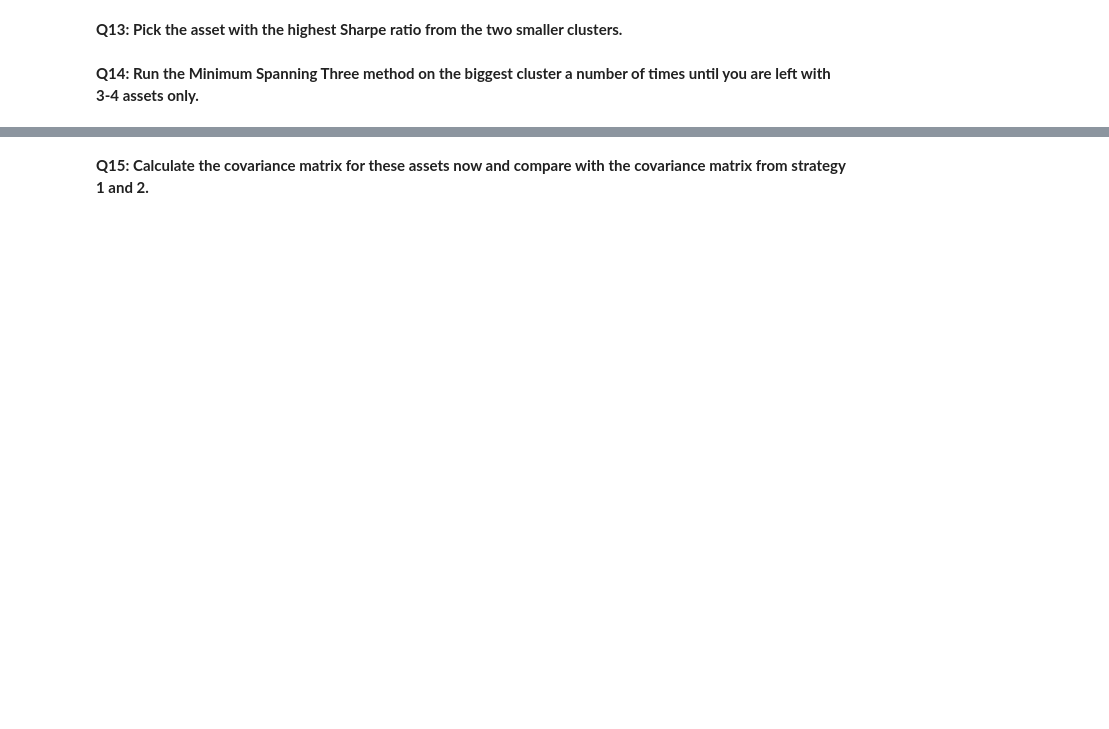
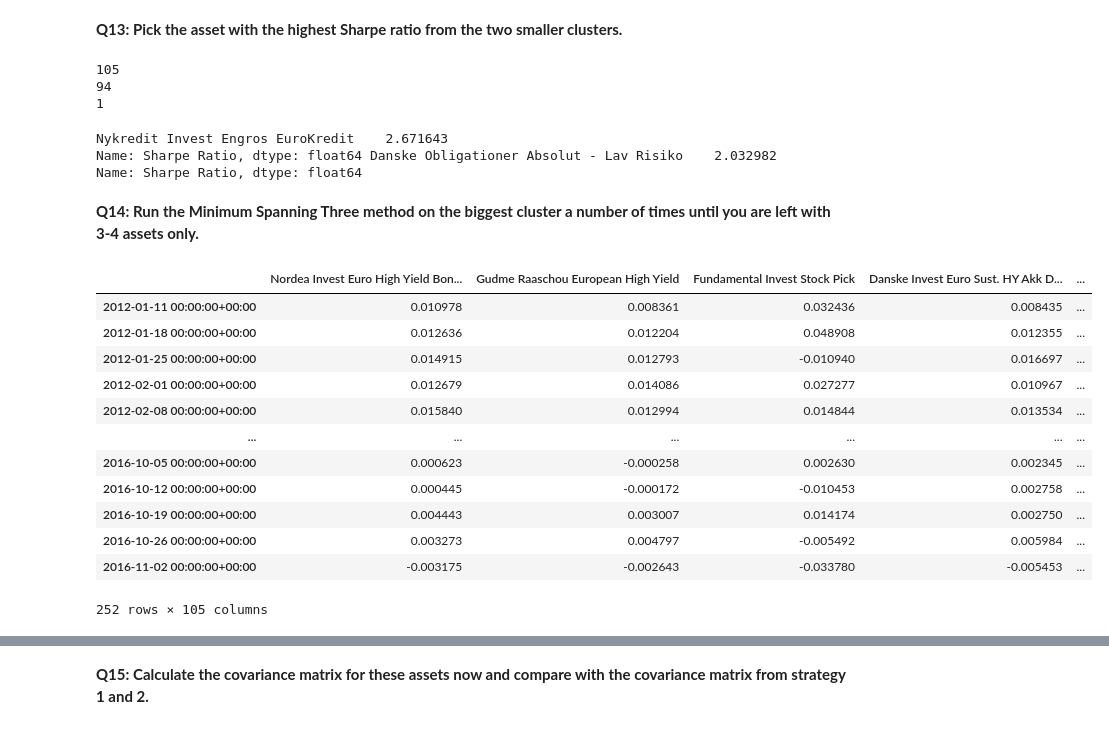
Before and after one commit to jennyjyu/financial-engineering, a Jupyter notebook: Project 3/Project 3.ipynb, the cells around one changed output, grey strips where cells are left out. Cells and saved outputs as stored; diff of their text form; code cells hidden in the pictures; blank space fills up the shorter version.

```diff
--- a/Project 3/Project 3.ipynb
+++ b/Project 3/Project 3.ipynb
@@ -635,4 +722,49 @@ Continue now with the top 200 assets with the highest Sharpe Ratios for the trai
 # %% [markdown]
 **Q13: Pick the asset with the highest Sharpe ratio from the two smaller clusters.**
+# %%
+cluster_1 = cluster_df.loc[cluster_df['Cluster'] == "Cluster 1"].index
+cluster_2 = cluster_df.loc[cluster_df['Cluster'] == "Cluster 2"].index
+cluster_3 = cluster_df.loc[cluster_df['Cluster'] == "Cluster 3"].index
+
+
+print(len(cluster_1))
+print(len(cluster_2))
+print(len(cluster_3))
+# %% [output]
+105
+94
+1
+# %%
+#info_df_train.loc[info_df_train[list(cluster_2)], 'Sharpe Ratio'].iloc[0]
+
+cluster_2_info = info_df_train.T[list(cluster_2)].T
+highest_sharpe_cl2 = cluster_2_info["Sharpe Ratio"].nlargest(1)
+
+cluster_3_info = info_df_train.T[list(cluster_3)].T
+highest_sharpe_cl3 = cluster_3_info["Sharpe Ratio"].nlargest(1)
+
+print(highest_sharpe_cl2, highest_sharpe_cl3)
+# %% [output]
+Nykredit Invest Engros EuroKredit    2.671643
+Name: Sharpe Ratio, dtype: float64 Danske Obligationer Absolut - Lav Risiko    2.032982
+Name: Sharpe Ratio, dtype: float64
 # %% [markdown]
 **Q14: Run the Minimum Spanning Three method on the biggest cluster a number of times until you are left with 3-4 assets only.**
+# %%
+cluster_1_data = training_set[list(cluster_1)]
+# %%
+cluster_1_data
+# %% [output]
+|  | Nordea Invest Euro High Yield Bon... | Gudme Raaschou European High Yield | Fundamental Invest Stock Pick | Danske Invest Euro Sust. HY Akk D... | ... |
+| 2012-01-11 00:00:00+00:00 | 0.010978 | 0.008361 | 0.032436 | 0.008435 | ... |
+| 2012-01-18 00:00:00+00:00 | 0.012636 | 0.012204 | 0.048908 | 0.012355 | ... |
+| 2012-01-25 00:00:00+00:00 | 0.014915 | 0.012793 | -0.010940 | 0.016697 | ... |
+| 2012-02-01 00:00:00+00:00 | 0.012679 | 0.014086 | 0.027277 | 0.010967 | ... |
+| 2012-02-08 00:00:00+00:00 | 0.015840 | 0.012994 | 0.014844 | 0.013534 | ... |
+| ... | ... | ... | ... | ... | ... |
+| 2016-10-05 00:00:00+00:00 | 0.000623 | -0.000258 | 0.002630 | 0.002345 | ... |
+| 2016-10-12 00:00:00+00:00 | 0.000445 | -0.000172 | -0.010453 | 0.002758 | ... |
+| 2016-10-19 00:00:00+00:00 | 0.004443 | 0.003007 | 0.014174 | 0.002750 | ... |
+| 2016-10-26 00:00:00+00:00 | 0.003273 | 0.004797 | -0.005492 | 0.005984 | ... |
+| 2016-11-02 00:00:00+00:00 | -0.003175 | -0.002643 | -0.033780 | -0.005453 | ... |
+252 rows × 105 columns
```
Also changed, not shown: parts of 16 cells of this notebook, 1 other file.
